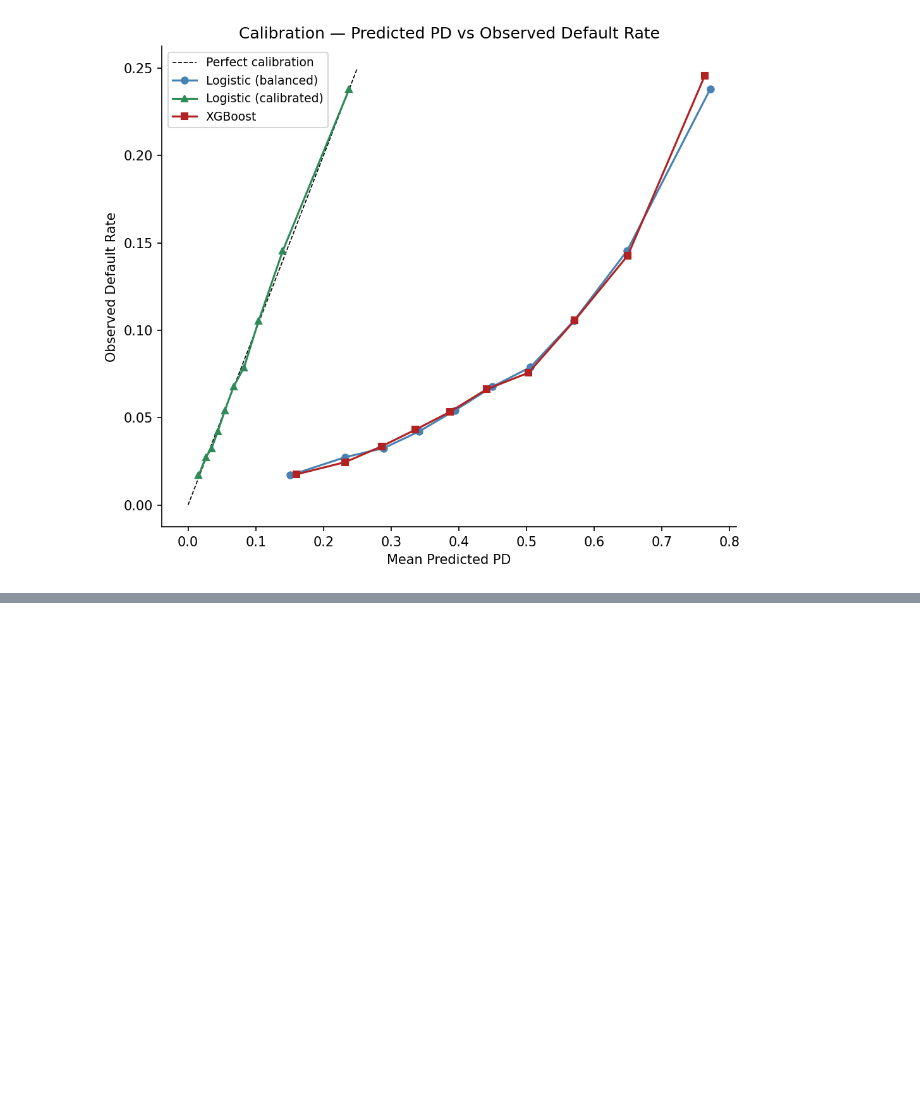
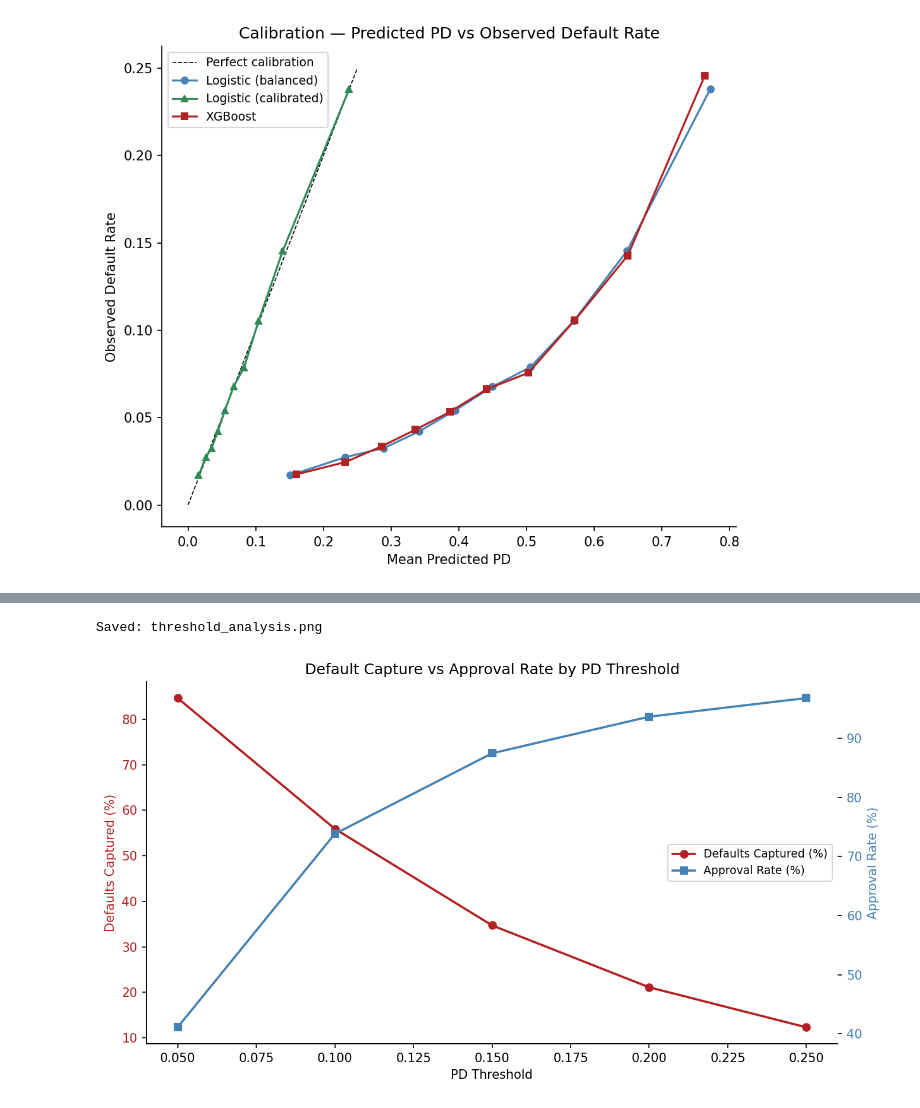
Before and after one commit to imsaichauhan/b1-credit-scoring, a Jupyter notebook: notebooks/main.ipynb, the cells around one changed output, grey strips where cells are left out. Cells and saved outputs as stored; diff of their text form; code cells hidden in the pictures; blank space fills up the shorter version.

Commit message:
step 10: threshold analysis complete, project build finished

```diff
--- a/notebooks/main.ipynb
+++ b/notebooks/main.ipynb
@@ -790,0 +802,20 @@ Saved: calibration_plot.png
+# %%
+# Step 10: decision threshold analysis
+thresholds = [0.05, 0.10, 0.15, 0.20, 0.25]
+
+rows = []
+for thresh in thresholds:
+    preds = (lr_cal_probs >= thresh).astype(int)
+    defaults_captured = preds[y_test == 1].mean()
+    approval_rate     = (preds == 0).mean()
+    precision         = y_test[preds == 1].mean() if preds.sum() > 0 else 0
+    rows.append({
+        'Threshold':          thresh,
+        'Defaults Captured':  defaults_captured,
+        'Approval Rate':      approval_rate,
+        'Precision (flagged)': precision
+    })
+
+threshold_df = pd.DataFrame(rows)
+print("Decision threshold analysis:")
+print(threshold_df.to_string(index=False, float_format='{:.3f}'.format))
@@ -790,0 +830,28 @@ Saved: calibration_plot.png
+# %%
+# Step 10: threshold trade-off plot
+fig, ax1 = plt.subplots(figsize=(9, 5))
+
+ax1.plot(threshold_df['Threshold'],
+         threshold_df['Defaults Captured'] * 100,
+         'o-', color='firebrick', linewidth=1.8, label='Defaults Captured (%)')
+ax1.set_xlabel('PD Threshold')
+ax1.set_ylabel('Defaults Captured (%)', color='firebrick')
+ax1.tick_params(axis='y', labelcolor='firebrick')
+
+ax2 = ax1.twinx()
+ax2.plot(threshold_df['Threshold'],
+         threshold_df['Approval Rate'] * 100,
+         's-', color='steelblue', linewidth=1.8, label='Approval Rate (%)')
+ax2.set_ylabel('Approval Rate (%)', color='steelblue')
+ax2.tick_params(axis='y', labelcolor='steelblue')
+
+ax1.set_title('Default Capture vs Approval Rate by PD Threshold')
+lines1, labels1 = ax1.get_legend_handles_labels()
+lines2, labels2 = ax2.get_legend_handles_labels()
+ax1.legend(lines1 + lines2, labels1 + labels2, loc='center right', fontsize=9)
+plt.tight_layout()
+savefig('threshold_analysis.png')
+plt.show()
+# %% [output]
+Saved: threshold_analysis.png
+[figure, added]
```
Also changed, not shown: parts of 2 cells of this notebook, 1 other file.
